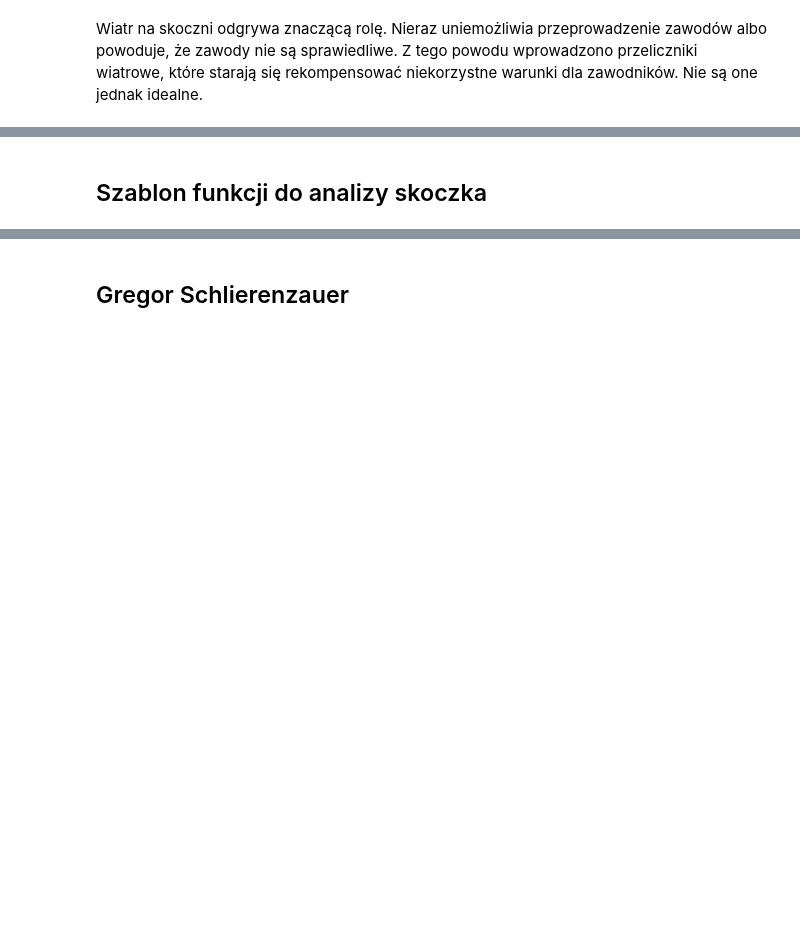
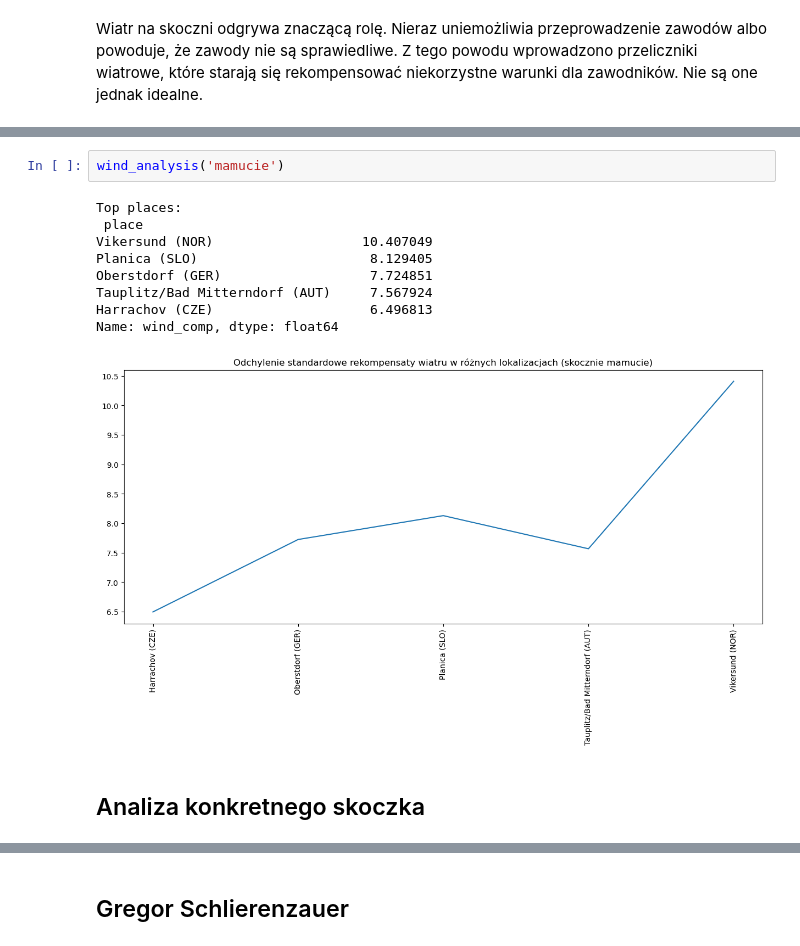
Before and after one commit to jakub-milasz/ski_jumping_analysis, a Jupyter notebook: ski_jumping.ipynb, the cells around one changed output, grey strips where cells are left out. Drawn from its saved outputs; the diff is of its cells as text; blank space fills up the shorter version.

```diff
--- a/ski_jumping.ipynb
+++ b/ski_jumping.ipynb
@@ -96,2 +125,14 @@ plt.show()
+# %%
+wind_analysis('mamucie')
+# %% [output]
+Top places:
+ place
+Vikersund (NOR)                   10.407049
+Planica (SLO)                      8.129405
+Oberstdorf (GER)                   7.724851
+Tauplitz/Bad Mitterndorf (AUT)     7.567924
+Harrachov (CZE)                    6.496813
+Name: wind_comp, dtype: float64
+[figure, added]
 # %% [markdown]
-## Szablon funkcji do analizy skoczka
+## Analiza konkretnego skoczka
```
Also changed, not shown: parts of 41 cells of this notebook, 3 other files.
